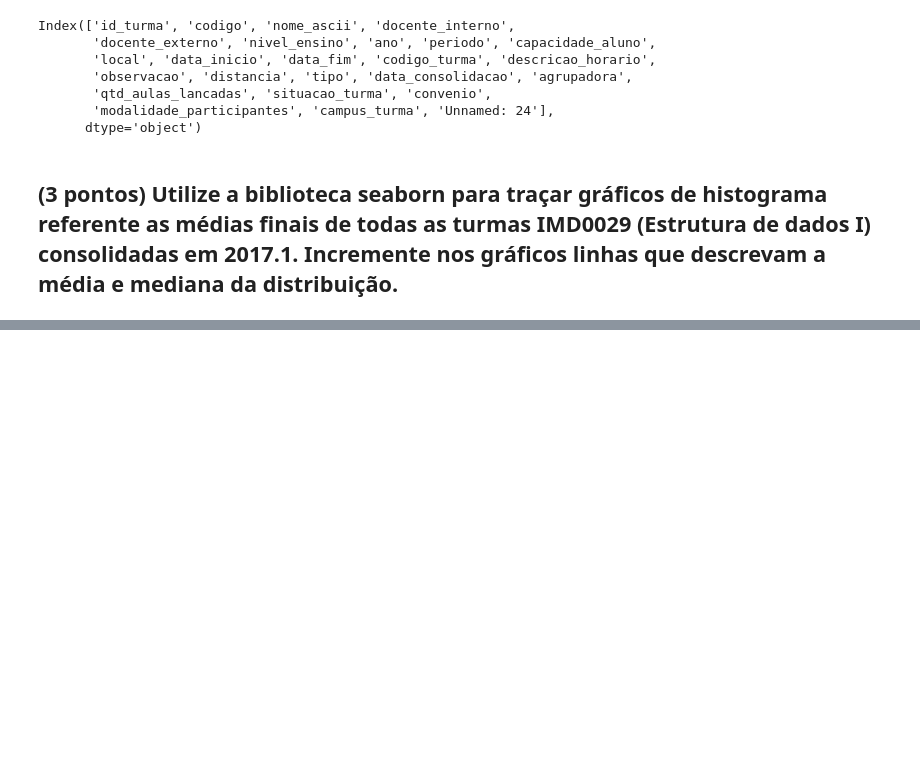
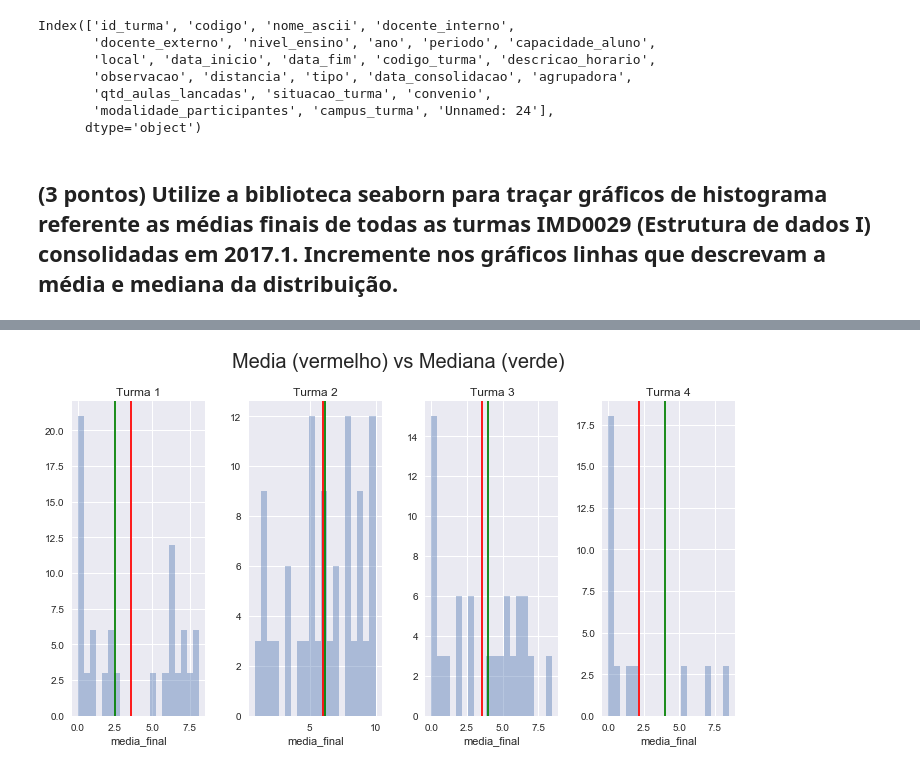
Before and after one commit to paulalps/Probabilidade, a Jupyter notebook: Prova 2 - parte 1/Avaliacao_Unidade_02.ipynb, the cells around one changed output, grey strips where cells are left out. Drawn from its saved outputs; the diff is of its cells as text; code cells hidden in the pictures; blank space fills up the shorter version.

```diff
--- a/Prova 2 - parte 1/Avaliacao_Unidade_02.ipynb
+++ b/Prova 2 - parte 1/Avaliacao_Unidade_02.ipynb
@@ -167,8 +167,7 @@ turma4 = matricula_comp_lp_id_turma4.dropna()
 # %% [markdown]
 ## (3 pontos) Utilize a biblioteca seaborn para traçar gráficos de histograma referente as médias finais de todas as turmas IMD0029 (Estrutura de dados I) consolidadas em 2017.1. Incremente nos gráficos linhas que descrevam a média e mediana da distribuição.
 # %%
-edb_i = turmas_imd_cons[turmas_imd_cons['codigo'].str.contains("IMD0029")]
-id_edb_i = list(edb_i['id_turma'])
-
-edb_i.columns
+edb_1 = turmas_imd_cons[turmas_imd_cons['codigo'].str.contains("IMD0029")]
+id_edb_1 = list(edb_1['id_turma'])
+id_edb_1
 # %% [output]
@@ -195,0 +175,10 @@ AttributeError: 'list' object has no attribute 'dropna'
+# %%
+matricula_comp_id_edb_1_turma1 = matricula_comp[matricula_comp['id_turma'] == id_edb_1[0]]
+matricula_comp_id_edb_1_turma2 = matricula_comp[matricula_comp['id_turma'] == id_edb_1[1]]
+matricula_comp_id_edb_1_turma3 = matricula_comp[matricula_comp['id_turma'] == id_edb_1[2]]
+matricula_comp_id_edb_1_turma4 = matricula_comp[matricula_comp['id_turma'] == id_edb_1[3]]
+
+turma1_edb_1 = matricula_comp_id_edb_1_turma1.dropna()
+turma2_edb_1 = matricula_comp_id_edb_1_turma2.dropna()
+turma3_edb_1 = matricula_comp_id_edb_1_turma3.dropna()
+turma4_edb_1 = matricula_comp_id_edb_1_turma4.dropna()
@@ -196,51 +191,44 @@ AttributeError: 'list' object has no attribute 'dropna'
 # %%
-matricula_comp_edb_id = []
-for i in range(qtd_id):
-    matricula_comp_edb_id.append(matricula_comp[matricula_comp['id_turma'] == id_lp_i[i]])
-    matricula_comp_edb_id.dropna()
+fig4, (ax_edb1, ax_edb2, ax_edb3, ax_edb4) = plt.subplots(figsize=(10,5), ncols=4, nrows=1)
 
-fig, (ax1, ax2, ax3, ax4) = plt.subplots(figsize=(10,5), ncols=4, nrows=1)
-fig = plt.figure()
+fig4.tight_layout()
+# main title
+plt.suptitle("Media (vermelho) vs Mediana (verde)", fontsize=20, y = 1.09)
 
-plt.suptitle("Media (vermelho) vs Mediana (verde)", fontsize=20, y = 1.09)
 y_title_margin = 1
 
-# axis = []
-for i in range(qtd_id):
-    axis = fig.add_subplot(qtd_id,1,i+1)
-    axis.set_title("Turma " + str(i), y = y_title_margin, fontsize = 12)
-    axis.axvline(matricula_comp_edb_id[0]['Média'].mean(), color="r")
-    sns.distplot(matricula_comp_edb_id[0]['Média'], kde = False, ax=ax1,bins=20)
-plt.show()
-
 ### Titles of subplots
-# ax1.set_title("Turma 1 ", y = y_title_margin, fontsize=12)
-# ax2.set_title("Turma 2 ",y = y_title_margin, fontsize=12)
-# ax3.set_title("Turma 3",y = y_title_margin, fontsize=12)
-# ax4.set_title("Turma 4",y = y_title_margin, fontsize=12)
+ax_edb1.set_title("Turma 1", y = y_title_margin, fontsize=12)
+ax_edb2.set_title("Turma 2", y = y_title_margin, fontsize=12)
+ax_edb3.set_title("Turma 3", y = y_title_margin, fontsize=12)
+ax_edb4.set_title("Turma 4", y = y_title_margin, fontsize=12)
 
 # Plot the mean in red
-#ax1.axvline(matricula_comp_edb_id.append[0]['Média'].mean(), color="r")
-# ax2.axvline(T34['Média'].mean(), color="r")
-# ax3.axvline(M56['Média'].mean(), color="r")
+ax_edb1.axvline(turma1_edb_1['media_final'].mean(), color="r")
+ax_edb2.axvline(turma2_edb_1['media_final'].mean(), color="r")
+ax_edb3.axvline(turma3_edb_1['media_final'].mean(), color="r")
+ax_edb4.axvline(turma4_edb_1['media_final'].mean(), color="r")
 
-# # Plot the median in green
-# ax1.axvline(N12['Média'].median(), color="g")
-# ax2.axvline(T34['Média'].median(), color="g")
-# ax3.axvline(M56['Média'].median(), color="g")
+# Plot the median in green
+ax_edb1.axvline(turma1_edb_1['media_final'].median(), color="g")
+ax_edb2.axvline(turma2_edb_1['media_final'].median(), color="g")
+ax_edb3.axvline(turma3_edb_1['media_final'].median(), color="g")
+ax_edb4.axvline(turma3_edb_1['media_final'].median(), color="g")
+
+sns.distplot(turma1_edb_1['media_final'], kde = False, ax=ax_edb1,bins=20)
+sns.distplot(turma2_edb_1['media_final'], kde = False, ax=ax_edb2,bins=20)
+sns.distplot(turma3_edb_1['media_final'], kde = False, ax=ax_edb3,bins=20)
+sns.distplot(turma4_edb_1['media_final'], kde = False, ax=ax_edb4,bins=20)
 
 
-# sns.distplot(N12['Média'], kde = False, ax=ax1,bins=20)
-# sns.distplot(T34['Média'], kde = False, ax=ax2,bins=20)
-# sns.distplot(M56['Média'], kde = False, ax=ax3,bins=20)
-
-# print('Kurtosis values',
-#       '\nN12: ', skew(N12['Média']),
-#       '\nT34: ', skew(T34['Média']),
-#       '\nM56: ', skew(M56['Média']))
+print('Valores',
+      '\nTurma 1: ', skew(turma1_edb_1['media_final']),
+      '\nTurma 2: ', skew(turma2_edb_1['media_final']),
+      '\nTurma 3: ', skew(turma3_edb_1['media_final']),
+      '\nTurma 4: ', skew(turma4_edb_1['media_final']))
 
 
 
 
-# plt.show()
+plt.show()
 # %% [output]
@@ -247,0 +240 @@ AttributeError: 'list' object has no attribute 'dropna'
+[figure, added]
```
Also changed, not shown: parts of 6 cells of this notebook.
